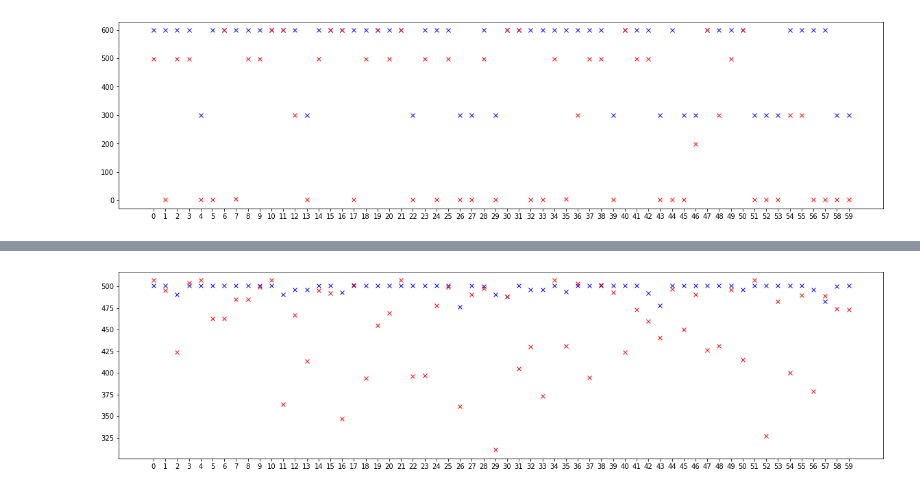
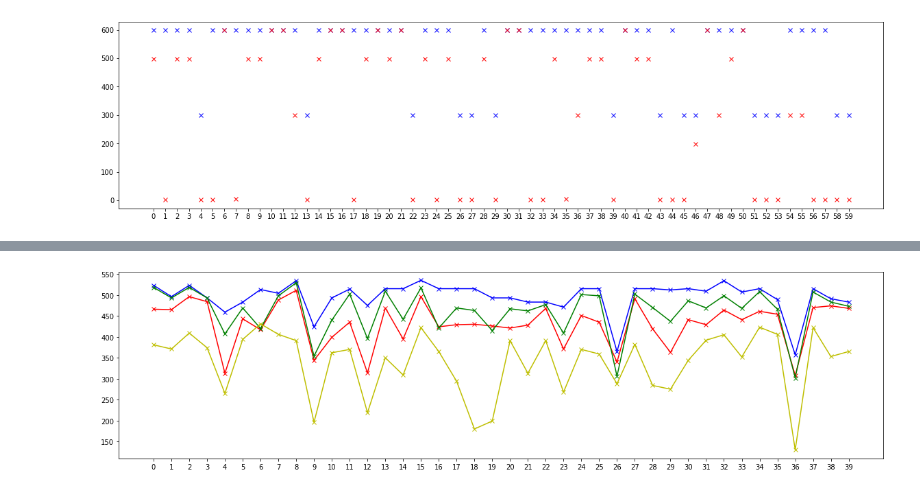
Before and after one commit to kavindaperera/controlled-flooding-simulation, a Jupyter notebook: notebooks/Untitled.ipynb, the cells around one changed output, grey strips where cells are left out. Cells and saved outputs as stored; diff of their text form; code cells hidden in the pictures.

```diff
--- a/notebooks/Untitled.ipynb
+++ b/notebooks/Untitled.ipynb
@@ -22,6 +22,10 @@ fig.savefig('test2png.png', dpi=300)
 # %%
 df_3 = pd.read_csv('C:\\omnetpp-5.6.2\\samples\\tarp-sim\\results\\dataset_3.csv')
 df_4 = pd.read_csv('C:\\omnetpp-5.6.2\\samples\\tarp-sim\\results\\dataset_4.csv')
+df_5 = pd.read_csv('C:\\omnetpp-5.6.2\\samples\\tarp-sim\\results\\dataset_5.csv')
+df_6 = pd.read_csv('C:\\omnetpp-5.6.2\\samples\\tarp-sim\\results\\dataset_6.csv')
 # %%
 df_3.Module = df_3.Module.str.split('[',expand=True)[1].str.split(']',expand=True)[0]
 df_4.Module = df_4.Module.str.split('[',expand=True)[1].str.split(']',expand=True)[0]
+df_5.Module = df_5.Module.str.split('[',expand=True)[1].str.split(']',expand=True)[0]
+df_6.Module = df_6.Module.str.split('[',expand=True)[1].str.split(']',expand=True)[0]
@@ -28,7 +41,9 @@ df_4.Module = df_4.Module.str.split('[',expand=True)[1].str.split(']',expand=Tru
 # %%
-plt.plot(df_3.Module, df_3.nbDataPacketsForwarded,  'bx')
-plt.plot(df_4.Module, df_4.nbDataPacketsForwarded,  'rx')
+plt.plot(df_3.Module, df_3.nbDataPacketsForwarded,  'b-x') # not spd
+plt.plot(df_4.Module, df_4.nbDataPacketsForwarded,  'r-x') # spd
+plt.plot(df_5.Module, df_5.nbDataPacketsForwarded,  'g-x') # 50s cache clear time
+plt.plot(df_6.Module, df_6.nbDataPacketsForwarded,  'y-x') # 100s pause time
 fig = plt.gcf()
 fig.set_size_inches(20, 5)
 # %% [output]
-[figure, old version]
+[figure, new version]
```
Also changed, not shown: parts of 1 cell of this notebook, 23 other files.
